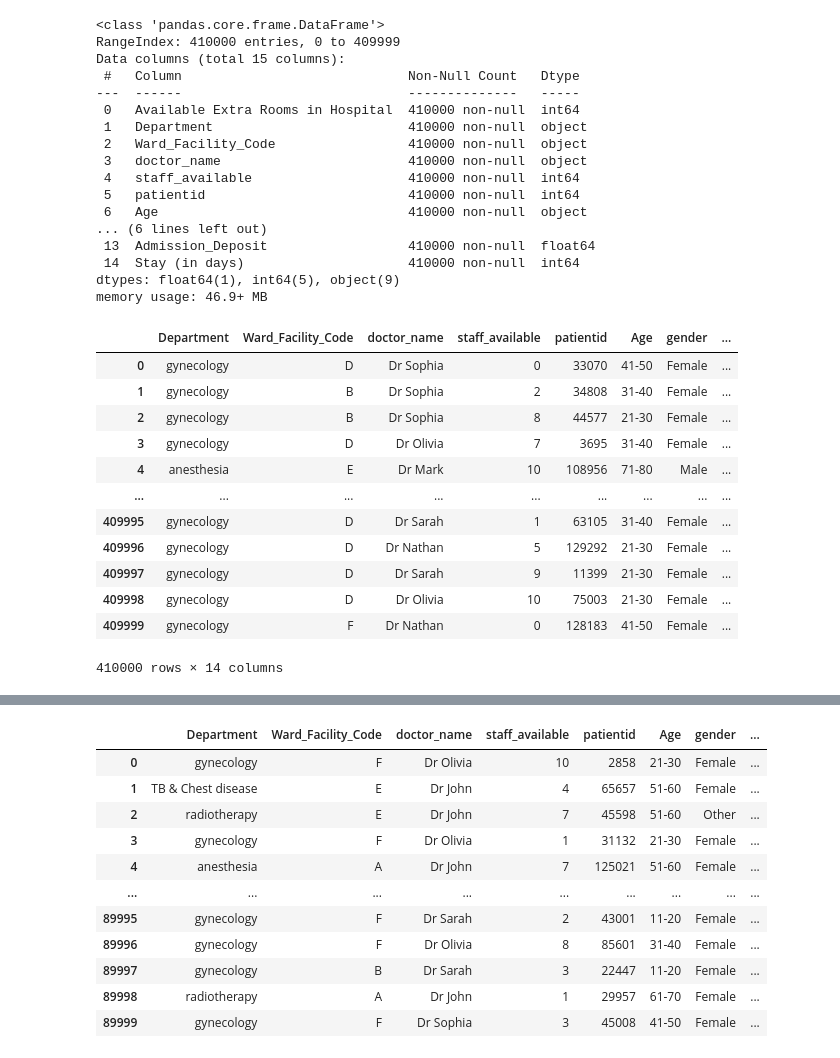
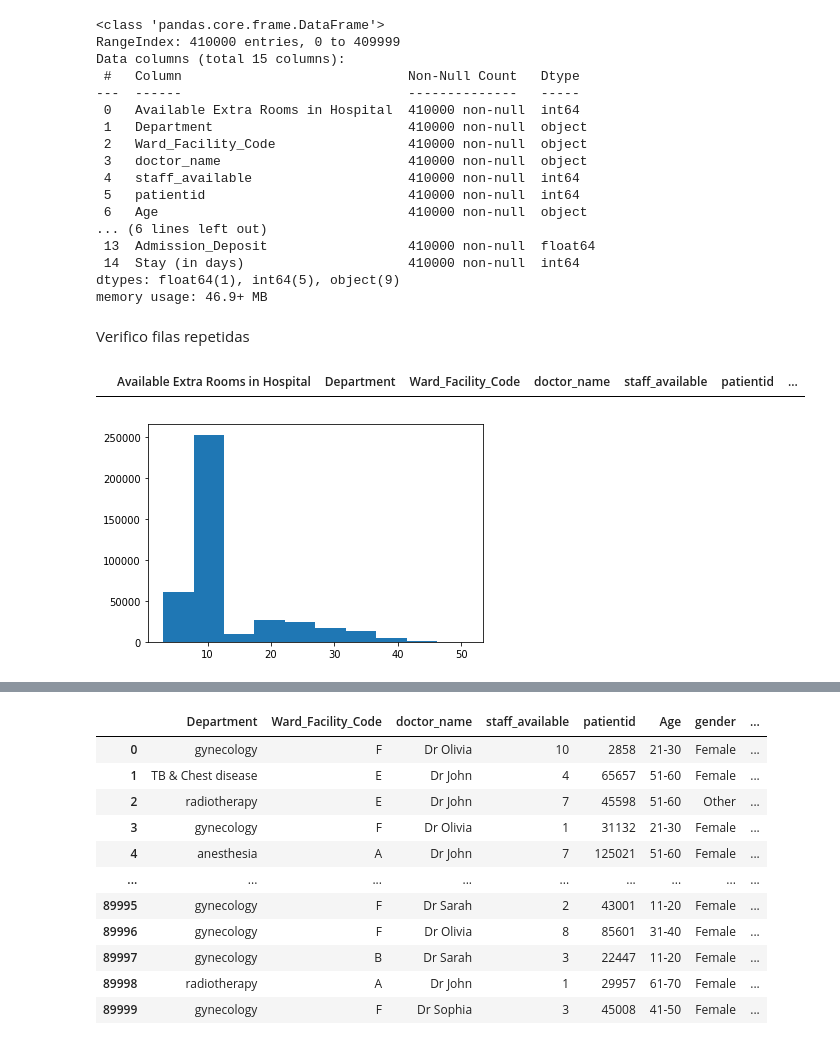
Before and after one commit to campu1992/ML-Prediccion-Hospital, a Jupyter notebook: lab2Code.ipynb, the cells around one changed output, grey strips where cells are left out. Cells and saved outputs as stored; diff of their text form; code cells hidden in the pictures.

```diff
--- a/lab2Code.ipynb
+++ b/lab2Code.ipynb
@@ -65,19 +76,14 @@ Data columns (total 15 columns):
  14  Stay (in days)                     410000 non-null  int64
 dtypes: float64(1), int64(5), object(9)
 memory usage: 46.9+ MB
-# %%
-train_df.drop('Available Extra Rooms in Hospital', axis=1)
-# %% [output]
-|  | Department | Ward_Facility_Code | doctor_name | staff_available | patientid | Age | gender | ... |
-| 0 | gynecology | D | Dr Sophia | 0 | 33070 | 41-50 | Female | ... |
-| 1 | gynecology | B | Dr Sophia | 2 | 34808 | 31-40 | Female | ... |
-| 2 | gynecology | B | Dr Sophia | 8 | 44577 | 21-30 | Female | ... |
-| 3 | gynecology | D | Dr Olivia | 7 | 3695 | 31-40 | Female | ... |
-| 4 | anesthesia | E | Dr Mark | 10 | 108956 | 71-80 | Male | ... |
-| ... | ... | ... | ... | ... | ... | ... | ... | ... |
-| 409995 | gynecology | D | Dr Sarah | 1 | 63105 | 31-40 | Female | ... |
-| 409996 | gynecology | D | Dr Nathan | 5 | 129292 | 21-30 | Female | ... |
-| 409997 | gynecology | D | Dr Sarah | 9 | 11399 | 21-30 | Female | ... |
-| 409998 | gynecology | D | Dr Olivia | 10 | 75003 | 21-30 | Female | ... |
-| 409999 | gynecology | F | Dr Nathan | 0 | 128183 | 41-50 | Female | ... |
-410000 rows × 14 columns
+# %% [markdown]
+Verifico filas repetidas
+# %%
+train_df[train_df.duplicated()]
+# %% [output]
+|  | Available Extra Rooms in Hospital | Department | Ward_Facility_Code | doctor_name | staff_available | patientid | ... |
+# %%
+plt.hist(train_df['Stay (in days)'])
+plt.show()
+# %% [output]
+[figure, added]
```
Also changed, not shown: parts of 65 cells of this notebook.
